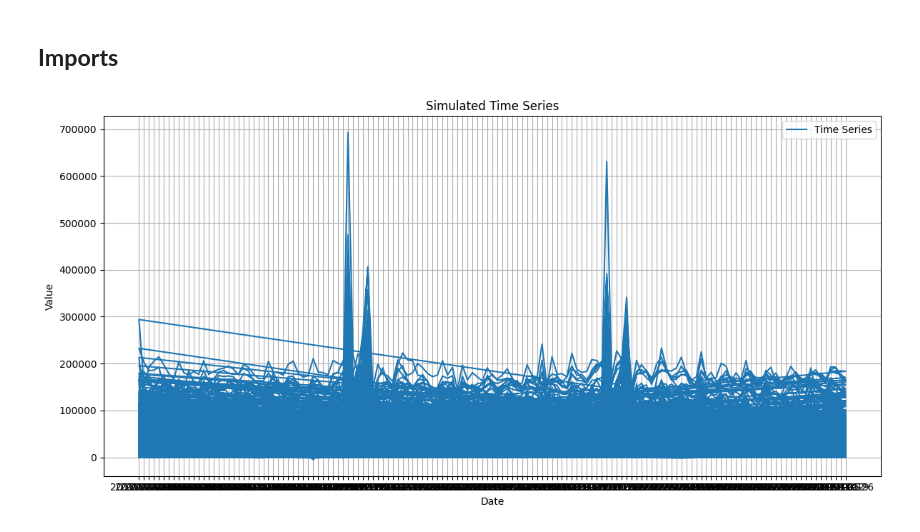
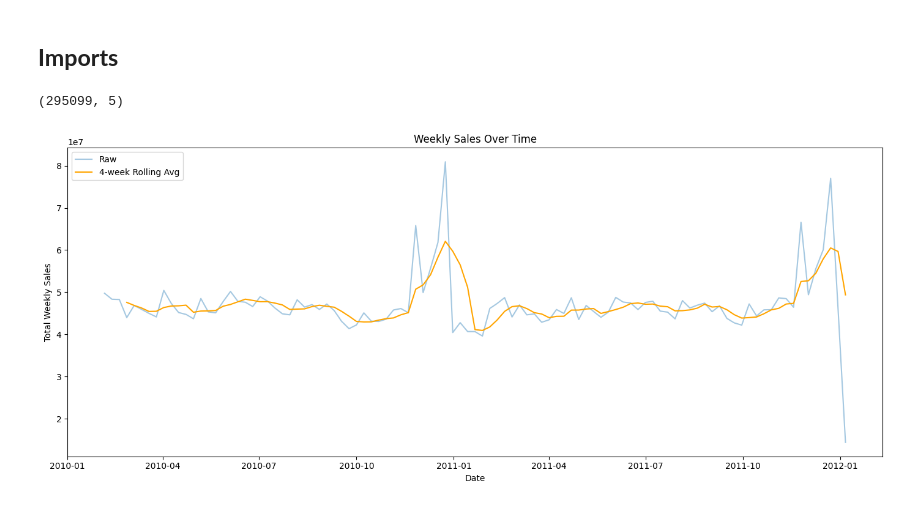
Before and after one commit to azhgh22/Walmart-Recruiting-Store-Sales-Forecasting, a Jupyter notebook: notebooks/statistical.ipynb, the cells around one changed output. Drawn from its saved outputs; the diff is of its cells as text; code cells hidden in the pictures.

```diff
--- a/notebooks/statistical.ipynb
+++ b/notebooks/statistical.ipynb
@@ -51,17 +49,28 @@ sample_submission = pd.read_csv('sampleSubmission.csv')
 # %%
 TREAIN_SIZE = 0.7
 VAL_SIZE = 0.15
+# %%
+train['Date'] = pd.to_datetime(train['Date'])
+train = train.sort_values(by='Date')
 # %%
 train_data = train.iloc[:int(TREAIN_SIZE*train.shape[0])]
-# %%
-plt.figure(figsize=(12, 6))
-plt.plot(train_data['Date'], train_data['Weekly_Sales'], label="Time Series")
-plt.title("Simulated Time Series")
-plt.xlabel("Date")
-plt.ylabel("Value")
-plt.grid(True)
-plt.legend()
-plt.tight_layout()
-plt.show()
-# %% [output]
-[figure, removed]
+# %%
+train_data.shape
+# %% [output]
+(295099, 5)
+# %%
+weekly_sales = train_data.groupby('Date')['Weekly_Sales'].sum()
+# %%
+rolling = weekly_sales.rolling(window=4).mean()
+
+plt.figure(figsize=(14, 6))
+plt.plot(weekly_sales.index, weekly_sales.values, label='Raw', alpha=0.4)
+plt.plot(rolling.index, rolling.values, label='4-week Rolling Avg', color='orange')
+plt.title("Weekly Sales Over Time")
+plt.xlabel("Date")
+plt.ylabel("Total Weekly Sales")
+plt.legend()
+plt.tight_layout()
+plt.show()
+# %% [output]
+[figure, added]
```
Also changed, not shown: parts of 1 cell of this notebook.
